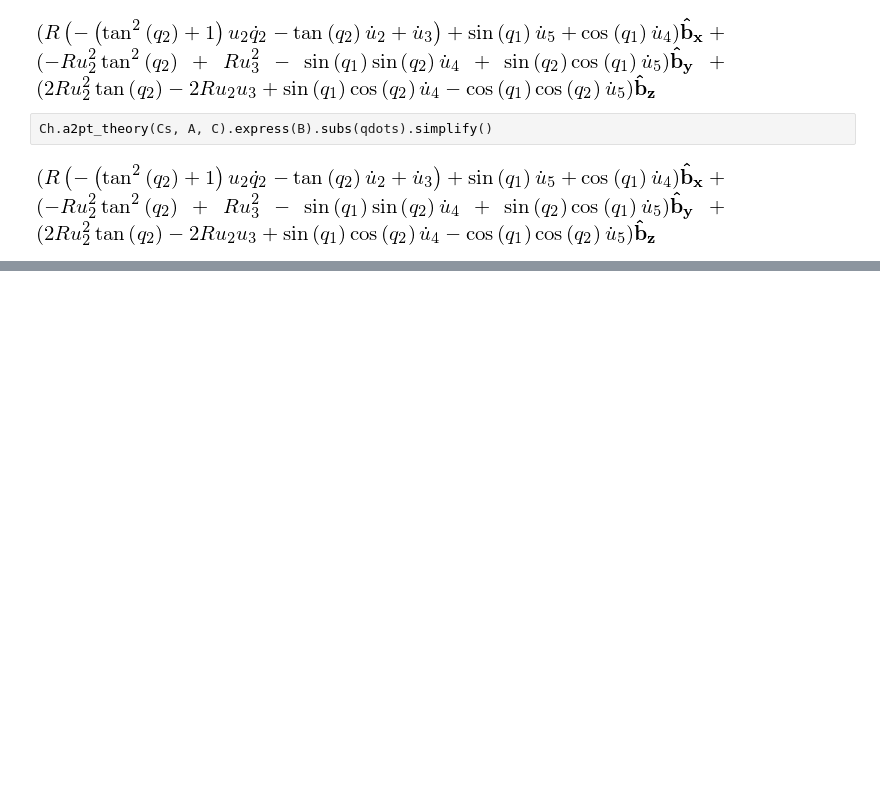
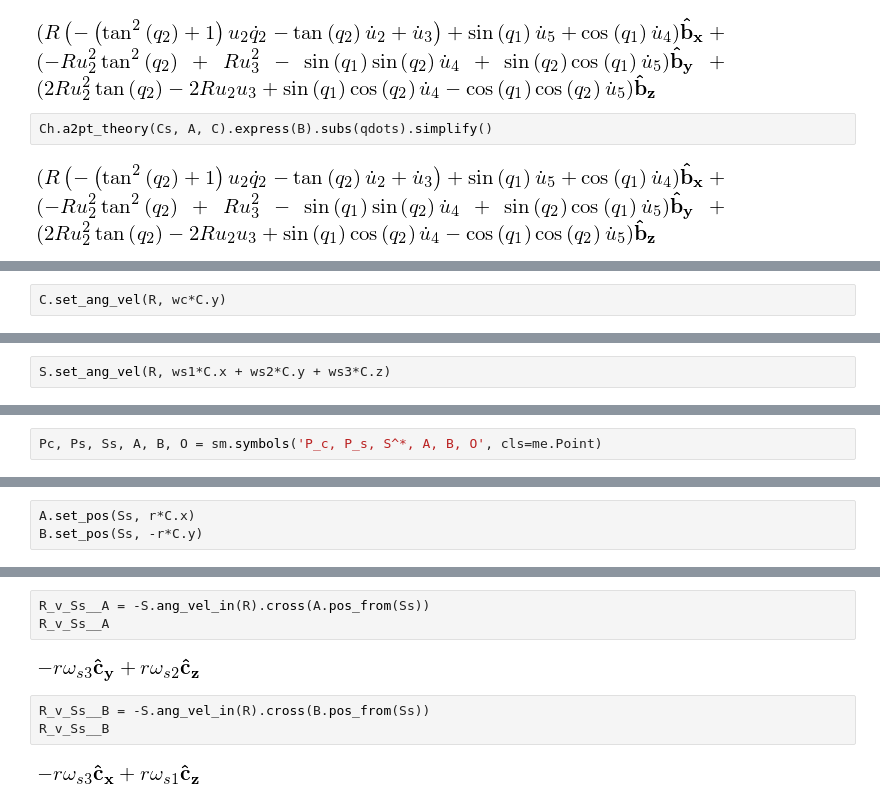
Before and after one commit to moorepants/mae223, a Jupyter notebook: content/homework-notebooks/mae223-ps03.ipynb, the cells around one changed output, grey strips where cells are left out. Saved outputs shown, nothing was run; the diff lists cells and outputs as text; blank space fills up the shorter version.

```diff
--- a/content/homework-notebooks/mae223-ps03.ipynb
+++ b/content/homework-notebooks/mae223-ps03.ipynb
@@ -167,0 +191,2 @@ Ch.a2pt_theory(Cs, A, C).express(B).subs(qdots).simplify()
+# %%
+C.set_ang_vel(R, wc*C.y)
@@ -167,0 +195,2 @@ Ch.a2pt_theory(Cs, A, C).express(B).subs(qdots).simplify()
+# %%
+S.set_ang_vel(R, ws1*C.x + ws2*C.y + ws3*C.z)
@@ -167,0 +199,2 @@ Ch.a2pt_theory(Cs, A, C).express(B).subs(qdots).simplify()
+# %%
+Pc, Ps, Ss, A, B, O = sm.symbols('P_c, P_s, S^*, A, B, O', cls=me.Point)
@@ -167,0 +203,3 @@ Ch.a2pt_theory(Cs, A, C).express(B).subs(qdots).simplify()
+# %%
+A.set_pos(Ss, r*C.x)
+B.set_pos(Ss, -r*C.y)
@@ -167,0 +220,10 @@ Ch.a2pt_theory(Cs, A, C).express(B).subs(qdots).simplify()
+# %%
+R_v_Ss__A = -S.ang_vel_in(R).cross(A.pos_from(Ss))
+R_v_Ss__A
+# %% [output]
+[figure, added]
+# %%
+R_v_Ss__B = -S.ang_vel_in(R).cross(B.pos_from(Ss))
+R_v_Ss__B
+# %% [output]
+[figure, added]
```
Also changed, not shown: parts of 43 cells of this notebook.
